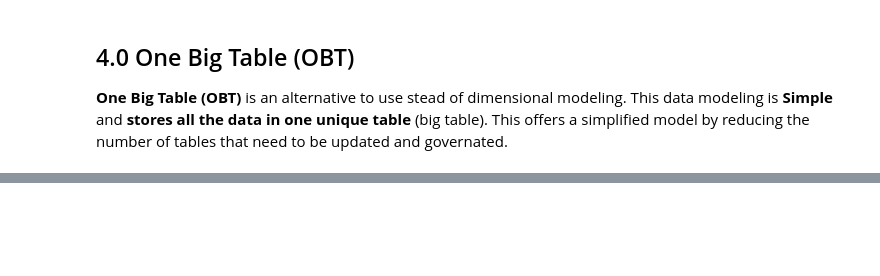
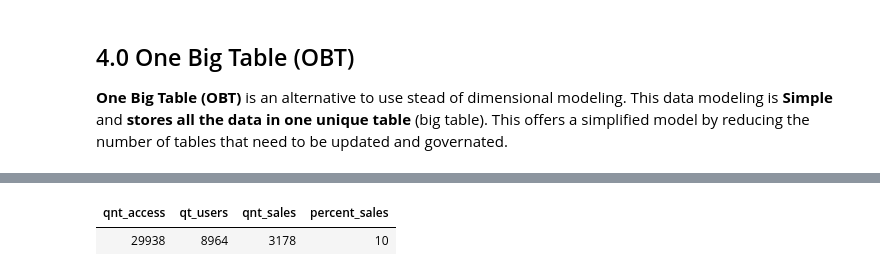
Before and after one commit to jmcabreira/DataPipeline-DataBricks, a Jupyter notebook: Load_Gold_Zone.ipynb, the cells around one changed output, grey strips where cells are left out. Drawn from its saved outputs; the diff is of its cells as text; code cells hidden in the pictures; blank space fills up the shorter version.

```diff
--- a/Load_Gold_Zone.ipynb
+++ b/Load_Gold_Zone.ipynb
@@ -518,2 +593,17 @@ df_stream_acesse.createOrReplaceTempView('vw_access')
+# %%
+%sql
+SELECT
+  SUM(qnt_access) AS qnt_access,
+  SUM(qnt_user) AS qt_users,
+  SUM(qnt_sales) AS qnt_sales,
+  CAST((SUM(qnt_sales)/SUM(qnt_access))*100 AS INT) AS percent_sales
+FROM gold.obt_access
+WHERE local_access = 'Computer'
+  AND month = 'June'
+  AND year = 2024
+  AND fl_day_week is false
+# %% [output]
+| qnt_access | qt_users | qnt_sales | percent_sales |
+| 29938 | 8964 | 3178 | 10 |
 # %%
 stop_all_streams()
```
Also changed, not shown: parts of 12 cells of this notebook.
